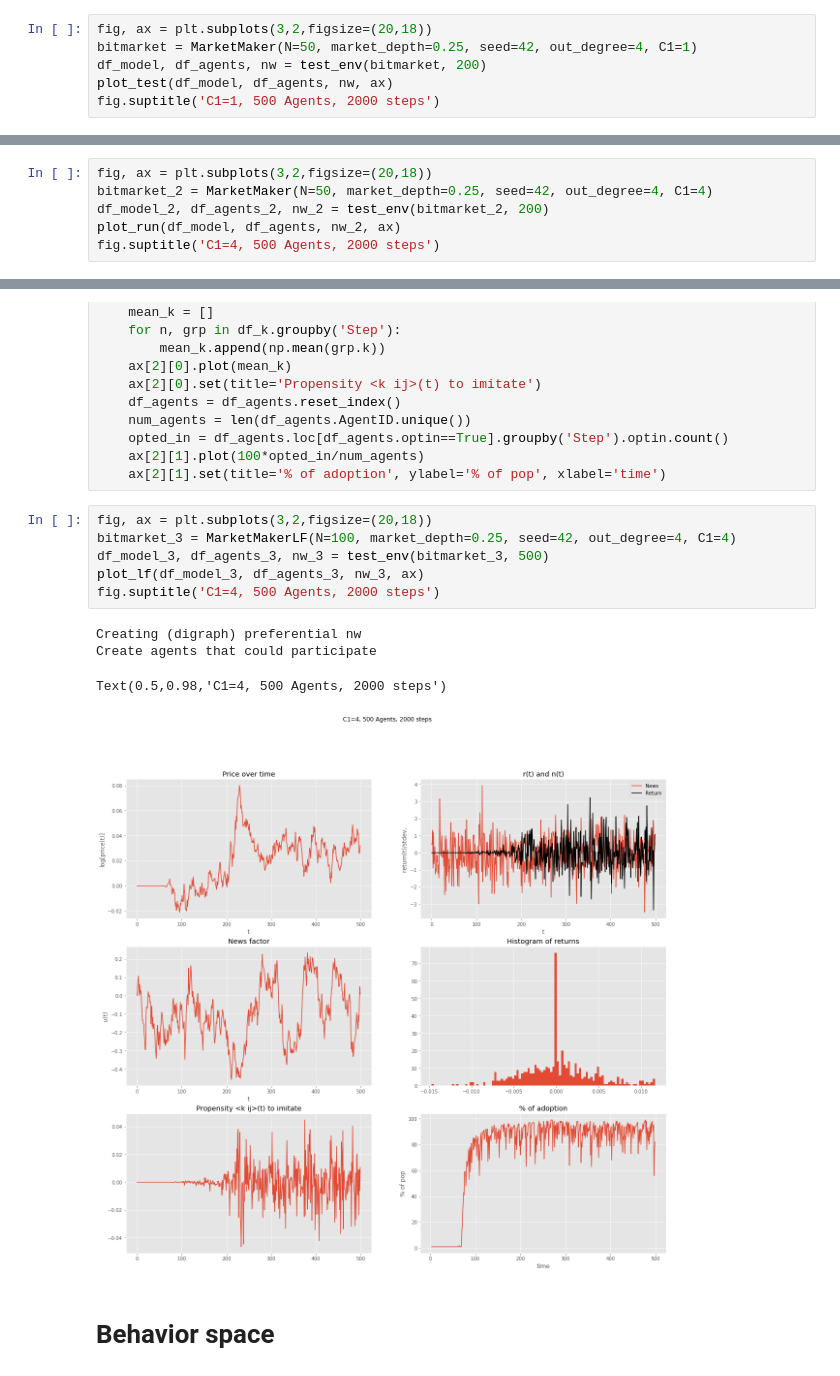
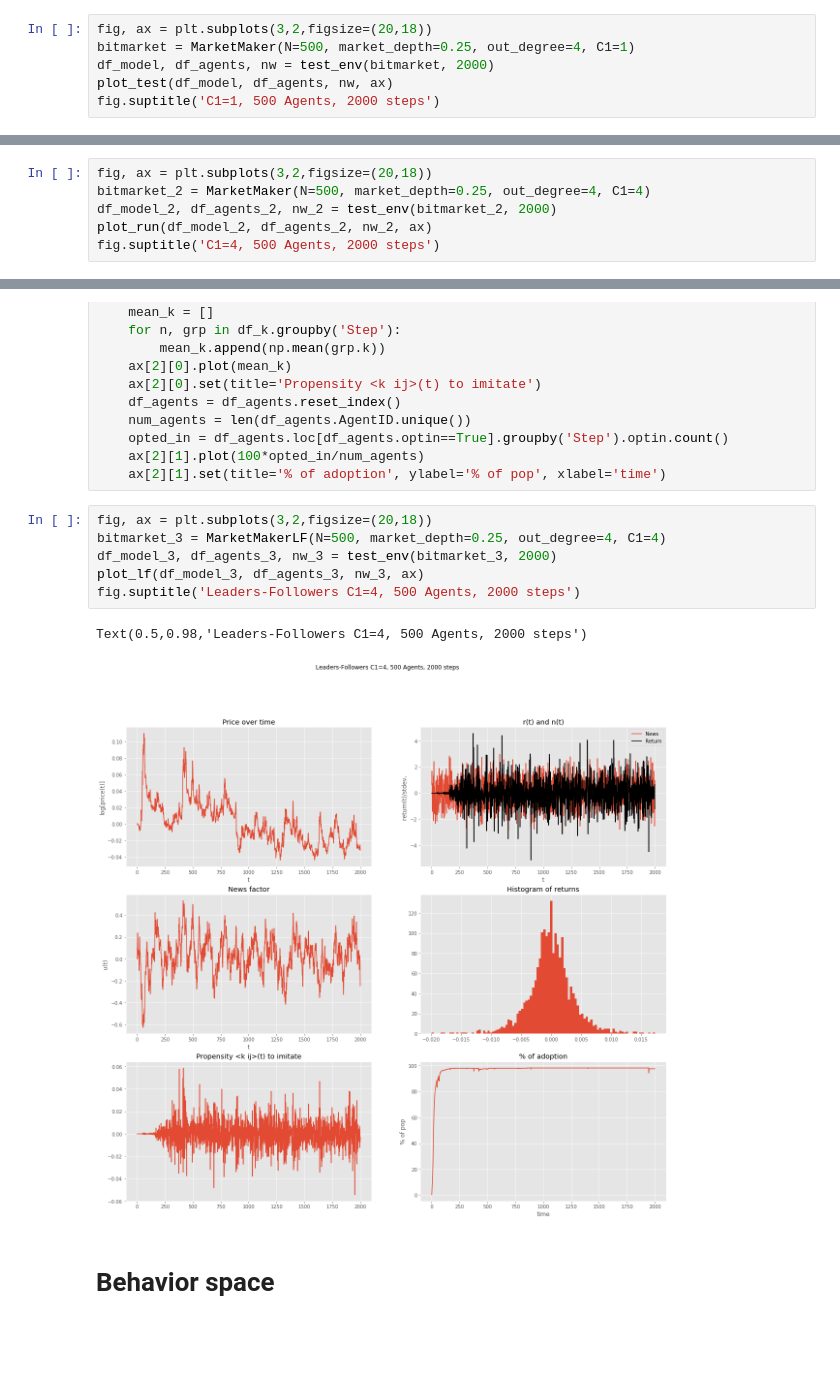
Before and after one commit to nickmancol/BitBubble, a Jupyter notebook: Bitbubble.ipynb, the cells around one changed output, grey strips where cells are left out. Drawn from its saved outputs; the diff is of its cells as text; blank space fills up the shorter version.

```diff
--- a/Bitbubble.ipynb
+++ b/Bitbubble.ipynb
@@ -292,8 +292,8 @@ def plot_test(df_model, df_agents, nw, ax):
     ax[2][1].set(title='Network degree distribution')
 # %%
 fig, ax = plt.subplots(3,2,figsize=(20,18))
-bitmarket = MarketMaker(N=50, market_depth=0.25, seed=42, out_degree=4, C1=1)
-df_model, df_agents, nw = test_env(bitmarket, 200)
+bitmarket = MarketMaker(N=500, market_depth=0.25, out_degree=4, C1=1)
+df_model, df_agents, nw = test_env(bitmarket, 2000)
 plot_test(df_model, df_agents, nw, ax)
 fig.suptitle('C1=1, 500 Agents, 2000 steps')
 # %% [output]
@@ -303,9 +303,9 @@ Text(0.5,0.98,'C1=1, 500 Agents, 2000 steps')
 ## Test with C1=4
 # %%
 fig, ax = plt.subplots(3,2,figsize=(20,18))
-bitmarket_2 = MarketMaker(N=50, market_depth=0.25, seed=42, out_degree=4, C1=4)
-df_model_2, df_agents_2, nw_2 = test_env(bitmarket_2, 200)
-plot_run(df_model, df_agents, nw_2, ax)
+bitmarket_2 = MarketMaker(N=500, market_depth=0.25, out_degree=4, C1=4)
+df_model_2, df_agents_2, nw_2 = test_env(bitmarket_2, 2000)
+plot_run(df_model_2, df_agents_2, nw_2, ax)
 fig.suptitle('C1=4, 500 Agents, 2000 steps')
 # %% [output]
 Text(0.5,0.98,'C1=4, 500 Agents, 2000 steps')
@@ -452,15 +452,13 @@ def plot_lf(df_model, df_agents, nw, ax):
     ax[2][1].set(title='% of adoption', ylabel='% of pop', xlabel='time')
 # %%
 fig, ax = plt.subplots(3,2,figsize=(20,18))
-bitmarket_3 = MarketMakerLF(N=100, market_depth=0.25, seed=42, out_degree=4, C1=4)
-df_model_3, df_agents_3, nw_3 = test_env(bitmarket_3, 500)
+bitmarket_3 = MarketMakerLF(N=500, market_depth=0.25, out_degree=4, C1=4)
+df_model_3, df_agents_3, nw_3 = test_env(bitmarket_3, 2000)
 plot_lf(df_model_3, df_agents_3, nw_3, ax)
-fig.suptitle('C1=4, 500 Agents, 2000 steps')
+fig.suptitle('Leaders-Followers C1=4, 500 Agents, 2000 steps')
 # %% [output]
-Creating (digraph) preferential nw
-Create agents that could participate
+Text(0.5,0.98,'Leaders-Followers C1=4, 500 Agents, 2000 steps')
-Text(0.5,0.98,'C1=4, 500 Agents, 2000 steps')
-[figure, old version]
+[figure, new version]
 # %% [markdown]
 # Behavior space
 # %%
```
Also changed, not shown: parts of 2 cells of this notebook, 2 other files.
